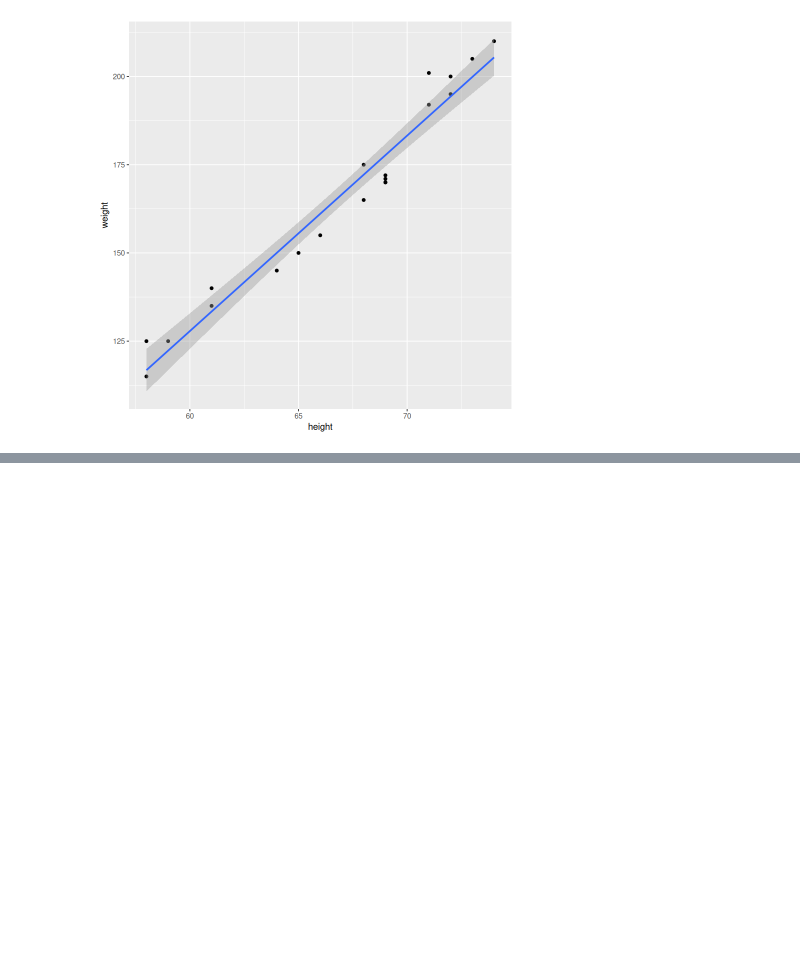
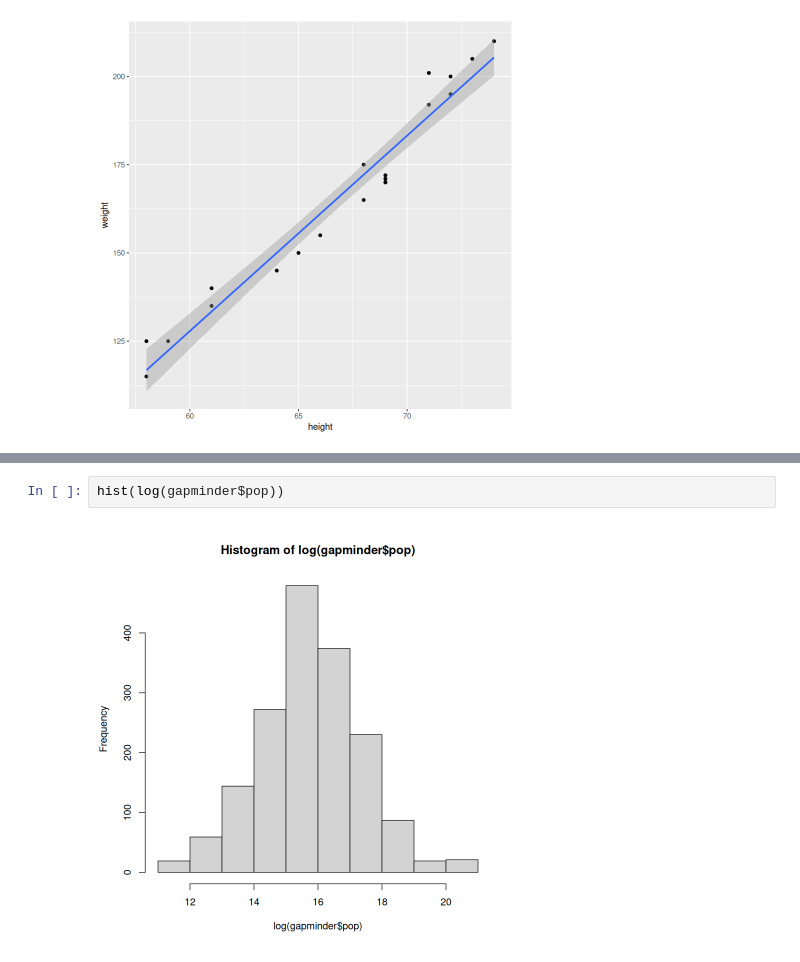
Before and after one commit to Victor-Mufasa/Computer-Interactive-Statistics, a Jupyter notebook: index.ipynb, the cells around one changed output, grey strips where cells are left out. Drawn from its saved outputs; the diff is of its cells as text; blank space fills up the shorter version.

```diff
--- a/index.ipynb
+++ b/index.ipynb
@@ -330,0 +371,4 @@ data %>%
+# %%
+hist(log(gapminder$pop))
+# %% [output]
+[figure, added]
```
Also changed, not shown: parts of 10 cells of this notebook.
